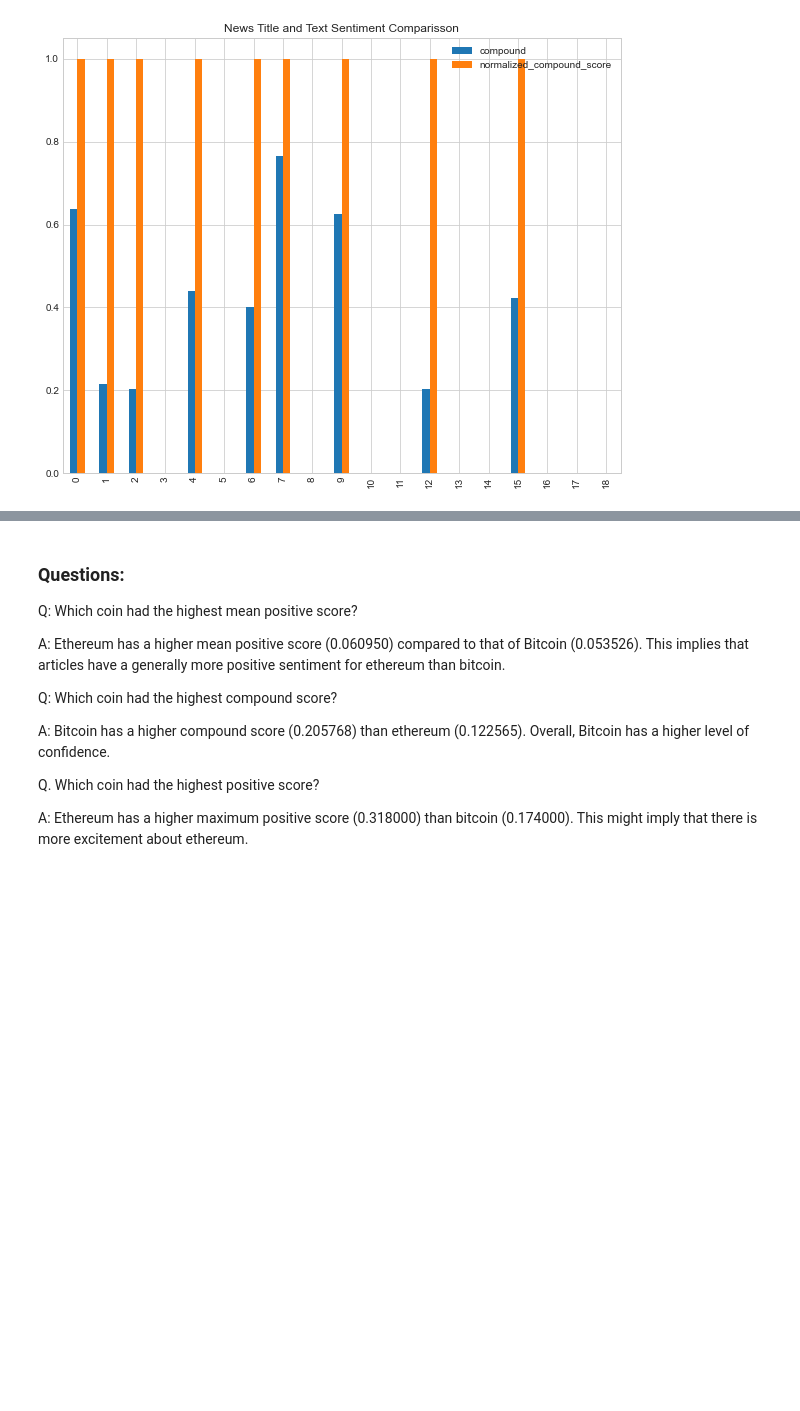
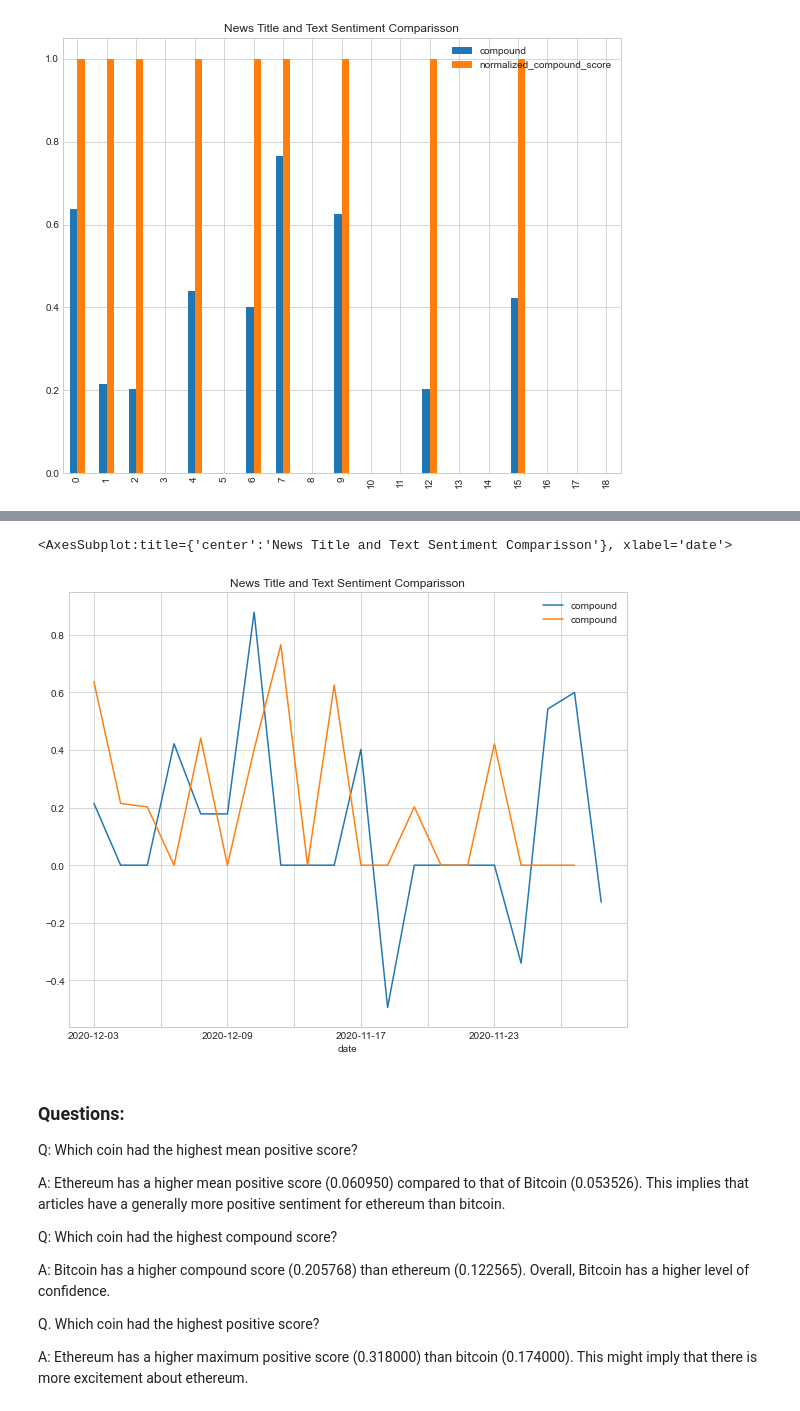
Before and after one commit to drg-developer-2-GWFinTech-Homeworks/homework-unit12-nlp, a Jupyter notebook: crypto_sentiment.ipynb, the cells around one changed output, grey strips where cells are left out. Saved outputs shown, nothing was run; the diff lists cells and outputs as text; code cells hidden in the pictures; blank space fills up the shorter version.

```diff
--- a/crypto_sentiment.ipynb
+++ b/crypto_sentiment.ipynb
@@ -234,3 +245,25 @@ bitcoin_df.plot(
+# %%
+plt = ethereum_df.plot(
+    x="date",
+    y="compound",
+    kind="line",
+    title="News Title and Text Sentiment Comparisson",
+    figsize=(20, 20),
+    grid=True
+)
+
+bitcoin_df.plot(
+    x="date",
+    y="compound",
+    kind="line",
+    title="News Title and Text Sentiment Comparisson",
+    figsize=(10, 8),
+    grid=True,
+    ax=plt
+)
+# %% [output]
+<AxesSubplot:title={'center':'News Title and Text Sentiment Comparisson'}, xlabel='date'>
+[figure, added]
 # %% [markdown]
 ### Questions:
 
```
Also changed, not shown: parts of 8 cells of this notebook.
